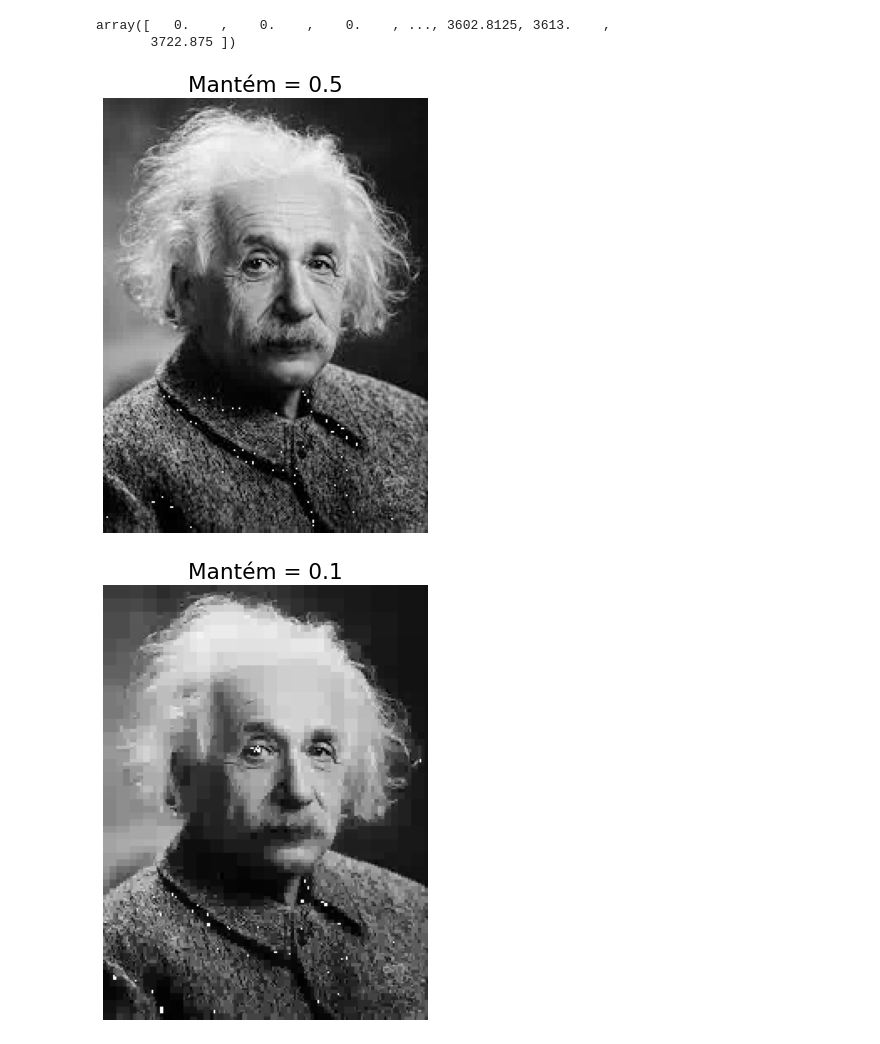
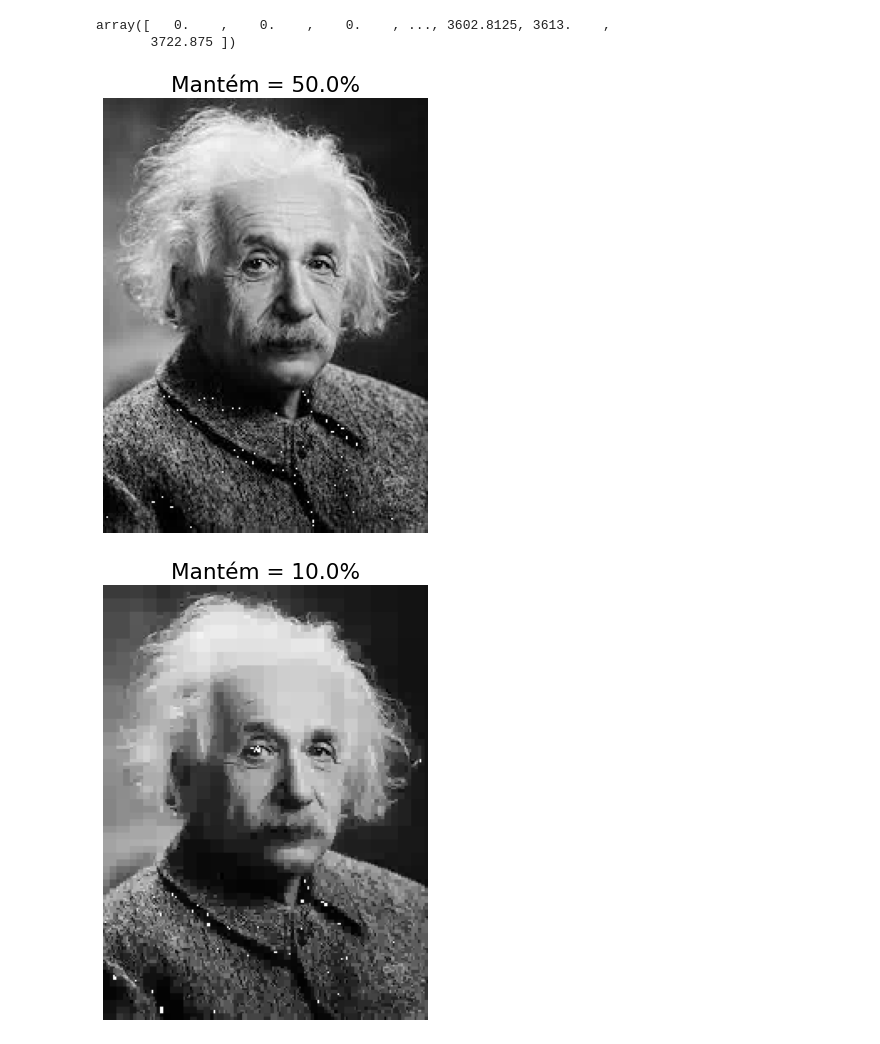
Before and after one commit to KgPergher98/M-todos-Computacionais-da-F-sica-C, a Jupyter notebook: Wavelets - Compactação de imagens.ipynb, the cells around one changed output. Cells and saved outputs as stored; diff of their text form; code cells hidden in the pictures.

```diff
--- a/Wavelets - Compactação de imagens.ipynb
+++ b/Wavelets - Compactação de imagens.ipynb
@@ -41,15 +41,15 @@ array([   0.    ,    0.    ,    0.    , ..., 3602.8125, 3613.    ,
 # %%
 for keep in (0.5, 0.1, 0.05, 0.01, 0.005):
     thresh = Csort[int(np.floor((1-keep)*len(Csort)))]
     ind = np.abs(coeff_arr) > thresh
     Cfilt = coeff_arr * ind
     coeffs_filt = pywt.array_to_coeffs(Cfilt,coeff_slices,output_format='wavedec2')
 
     Arecon = pywt.waverec2(coeffs_filt,wavelet=w)
     plt.figure()
     plt.imshow(Arecon.astype('uint8'),cmap='gray')
     plt.axis('off')
-    plt.title('Mantém = ' + str(keep))
+    plt.title('Mantém = ' + str(keep*100) + '%')
 # %% [output]
-[figure, old version]
+[figure, new version]
-[figure, old version]
+[figure, new version]
```
Also changed, not shown: parts of 2 cells of this notebook.
